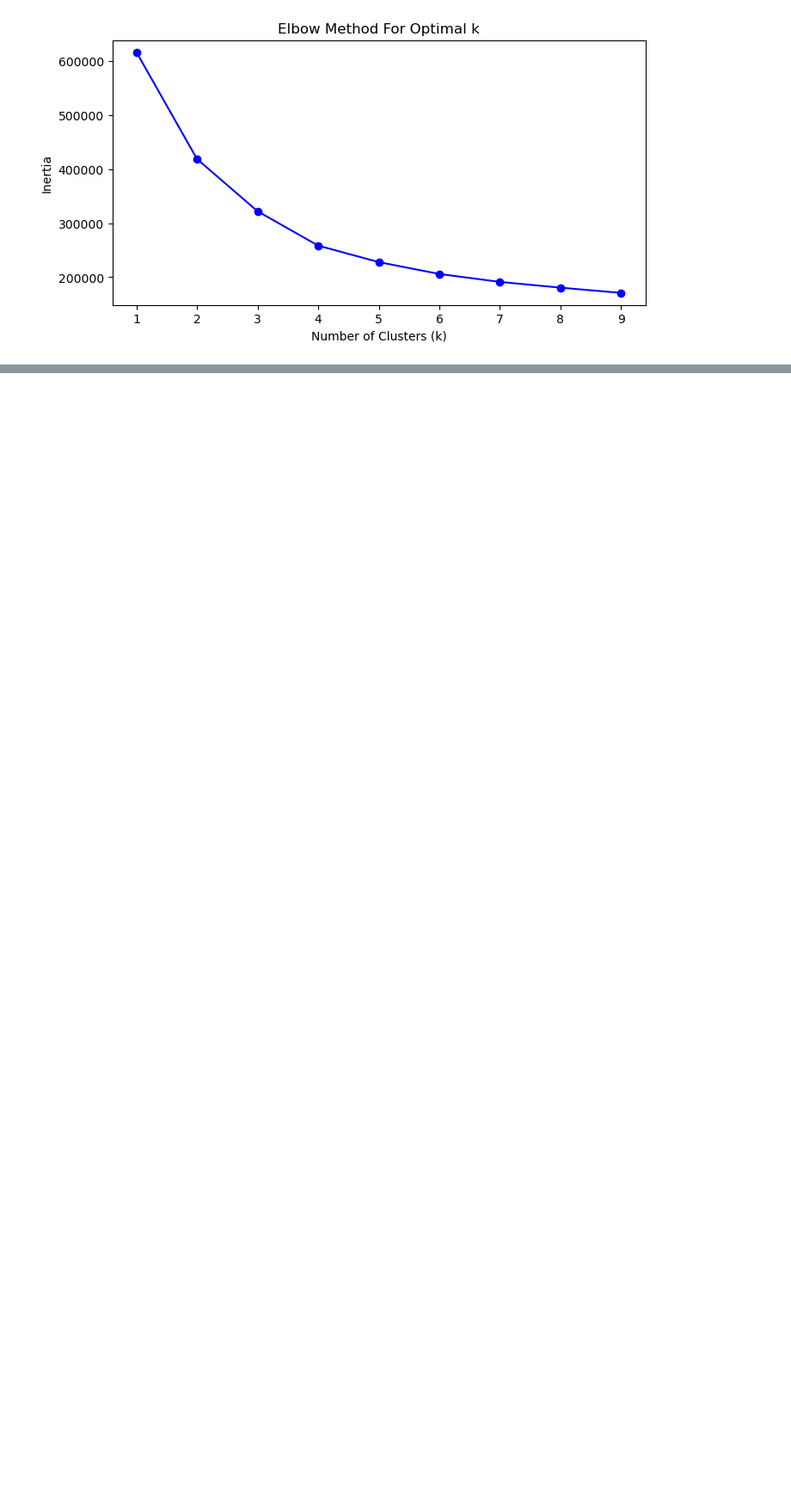
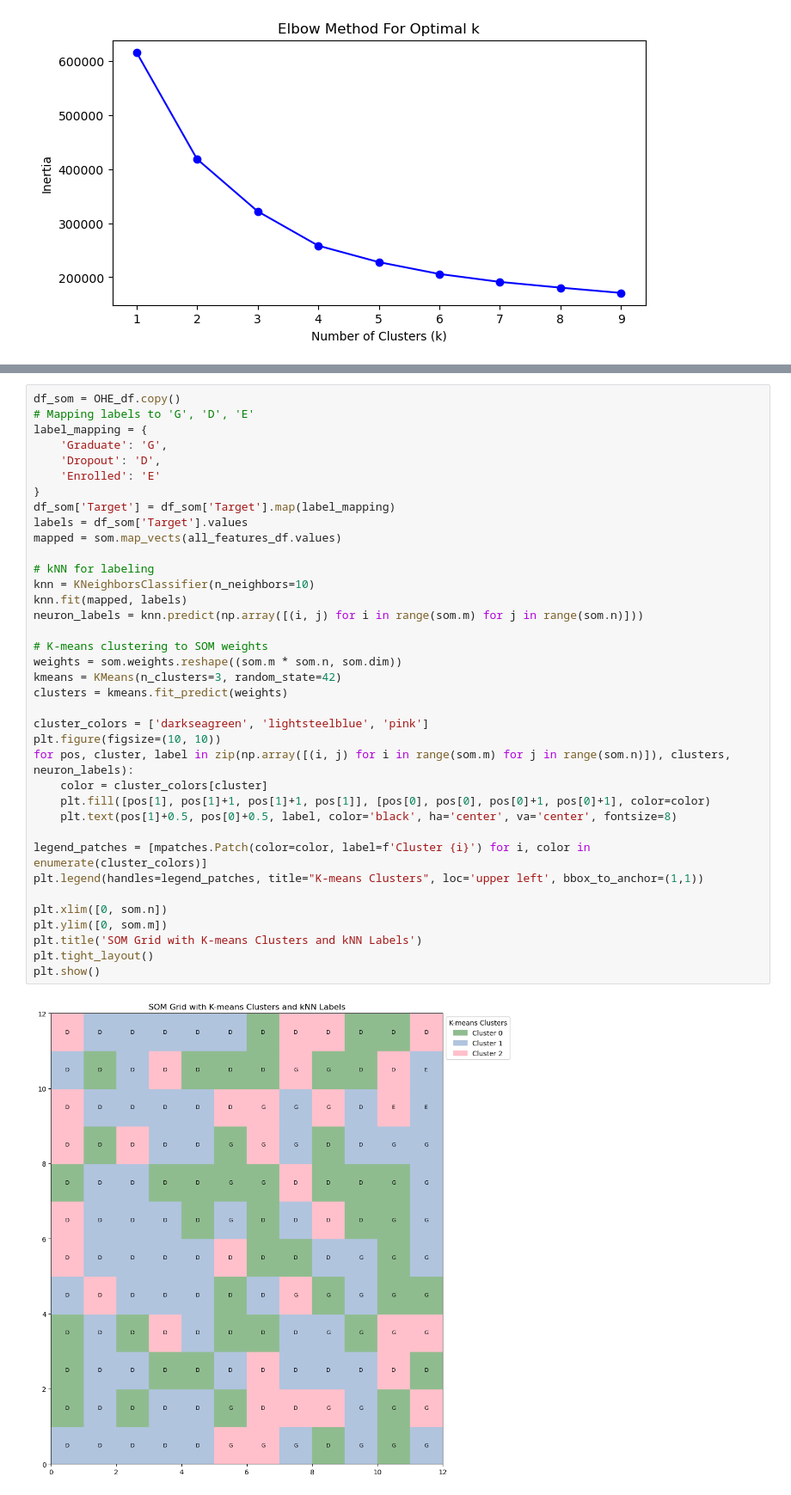
Before and after one commit to GelsonSze/CSC713M-MCO, a Jupyter notebook: CSC713M MCO.ipynb, the cells around one changed output, grey strips where cells are left out. Shown at 86% size. Saved outputs shown, nothing was run; the diff lists cells and outputs as text; blank space fills up the shorter version.

```diff
--- a/CSC713M MCO.ipynb
+++ b/CSC713M MCO.ipynb
@@ -1142 +1154,40 @@ neuron_labels = knn.predict(neuron_positions)
+# %%
+df_som = OHE_df.copy()
+# Mapping labels to 'G', 'D', 'E'
+label_mapping = {
+    'Graduate': 'G',
+    'Dropout': 'D',
+    'Enrolled': 'E'
+}
+df_som['Target'] = df_som['Target'].map(label_mapping)
+labels = df_som['Target'].values
+mapped = som.map_vects(all_features_df.values)
+
+# kNN for labeling
+knn = KNeighborsClassifier(n_neighbors=10)
+knn.fit(mapped, labels)
+neuron_labels = knn.predict(np.array([(i, j) for i in range(som.m) for j in range(som.n)]))
+
+# K-means clustering to SOM weights
+weights = som.weights.reshape((som.m * som.n, som.dim))
+kmeans = KMeans(n_clusters=3, random_state=42)
+clusters = kmeans.fit_predict(weights)
+
+cluster_colors = ['darkseagreen', 'lightsteelblue', 'pink']
+plt.figure(figsize=(10, 10))
+for pos, cluster, label in zip(np.array([(i, j) for i in range(som.m) for j in range(som.n)]), clusters, neuron_labels):
+    color = cluster_colors[cluster]
+    plt.fill([pos[1], pos[1]+1, pos[1]+1, pos[1]], [pos[0], pos[0], pos[0]+1, pos[0]+1], color=color)
+    plt.text(pos[1]+0.5, pos[0]+0.5, label, color='black', ha='center', va='center', fontsize=8)
+
+legend_patches = [mpatches.Patch(color=color, label=f'Cluster {i}') for i, color in enumerate(cluster_colors)]
+plt.legend(handles=legend_patches, title="K-means Clusters", loc='upper left', bbox_to_anchor=(1,1))
+
+plt.xlim([0, som.n])
+plt.ylim([0, som.m])
+plt.title('SOM Grid with K-means Clusters and kNN Labels')
+plt.tight_layout()
+plt.show()
+# %% [output]
+[figure, added]
 # %%
```
Also changed, not shown: parts of 19 cells of this notebook.
